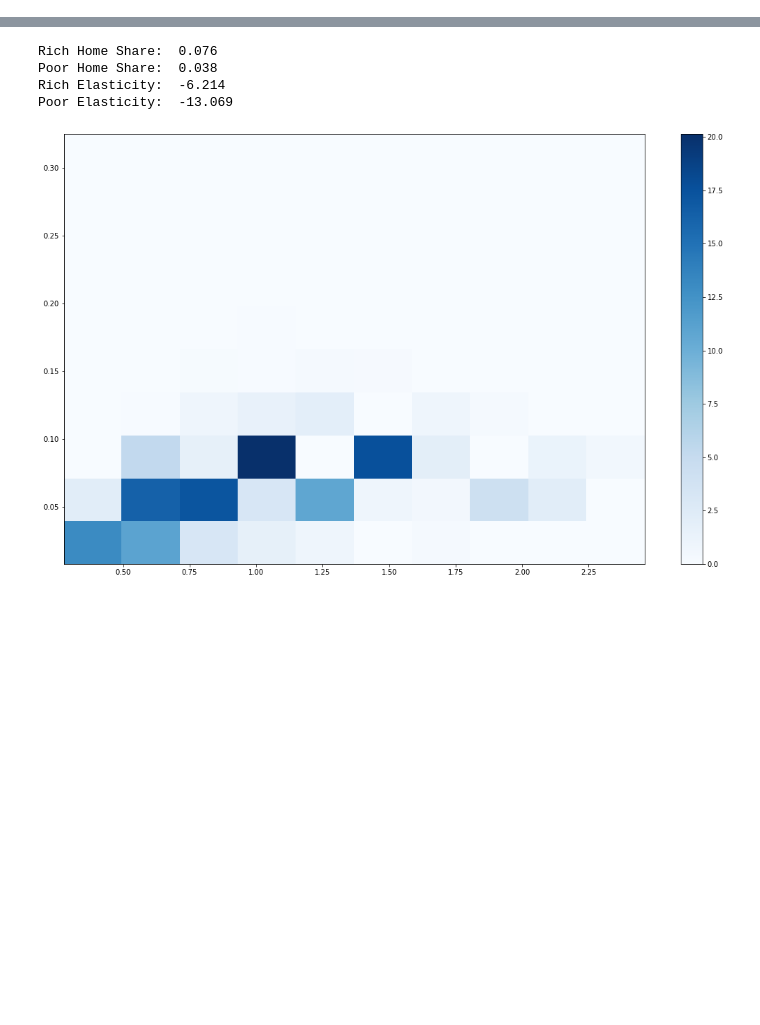
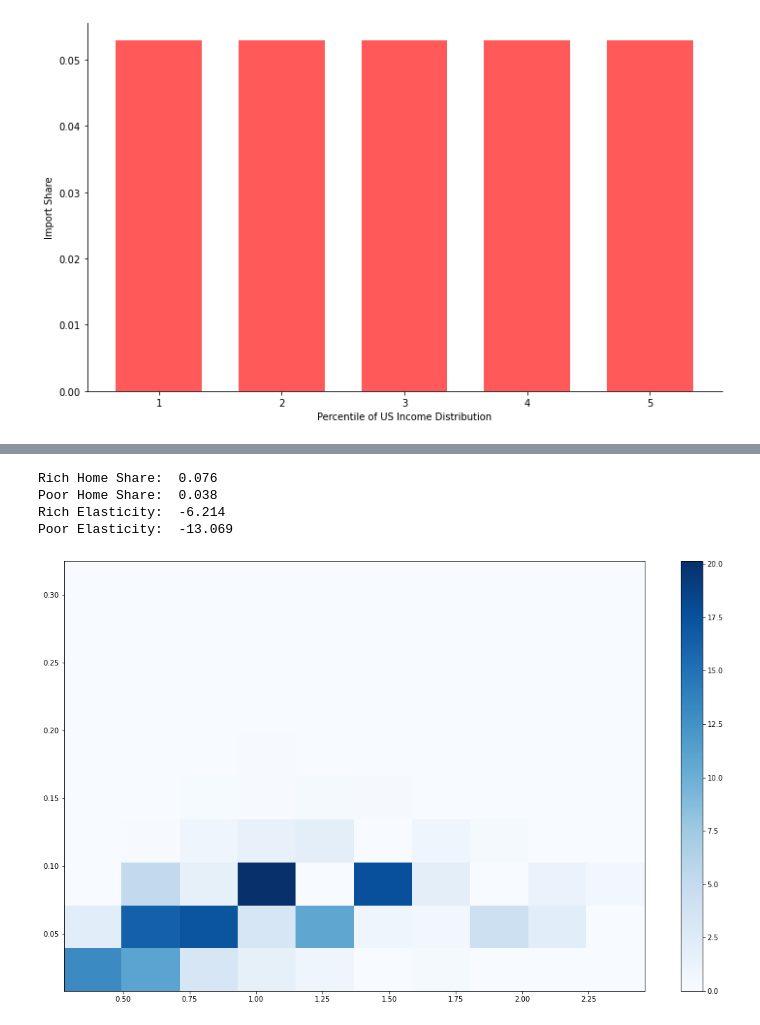
Before and after one commit to mwaugh0328/heterogeneous-agent-trade, a Jupyter notebook: notebooks/plot-micro-shares.ipynb, the cells around one changed output, grey strips where cells are left out. Drawn from its saved outputs; the diff is of its cells as text; code cells hidden in the pictures; blank space fills up the shorter version.

Commit message:
updates, plot welfare

```diff
--- a/notebooks/plot-micro-shares.ipynb
+++ b/notebooks/plot-micro-shares.ipynb
@@ -23,0 +23,6 @@ df.head()
+# %%
+foo = pd.qcut(df.expenditure, 5,labels = False)
+
+df["quantile-cut" ] = foo
+# %%
+grp = df.groupby("quantile-cut")
@@ -23,0 +39,20 @@ df.head()
+# %%
+fig, ax = plt.subplots(figsize = [10.0,6.0], tight_layout = True)
+
+hsr = ax.bar(grp.homeshare.median().index + 1,
+       1 - grp.homeshare.mean(), alpha = 0.65, width = 0.70, color = "red")
+
+# ax.bar_label(hsr, round(1 - grp.homeshare.median(),2),
+#                   padding=5, color='black', fontweight='bold')
+
+ax.spines["right"].set_visible(False)
+ax.spines["top"].set_visible(False)
+
+ax.set_xlabel("Percentile of US Income Distribution")
+ax.set_ylabel("Import Share")
+
+ax.xaxis.set_ticks(np.arange(1, 5+1, 1.0))
+
+plt.show()
+# %% [output]
+[figure, added]
```
Also changed, not shown: parts of 4 cells of this notebook, 10 other files.
